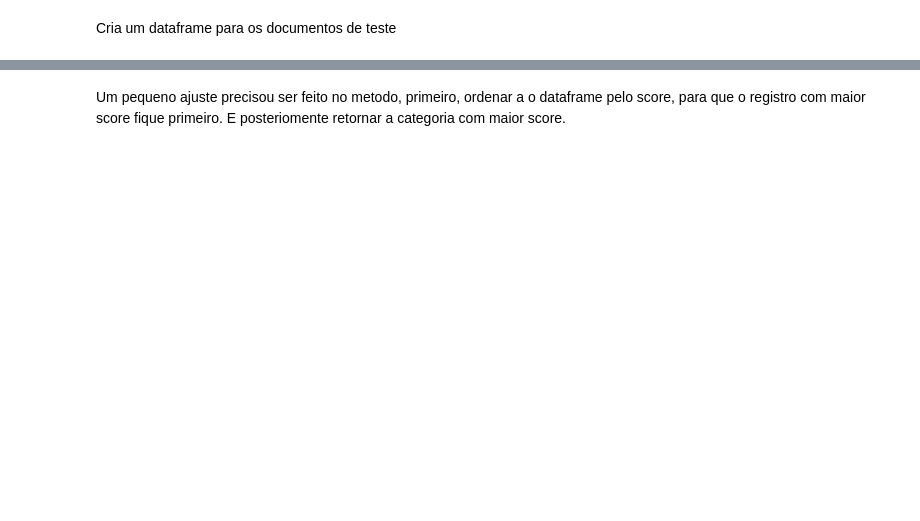
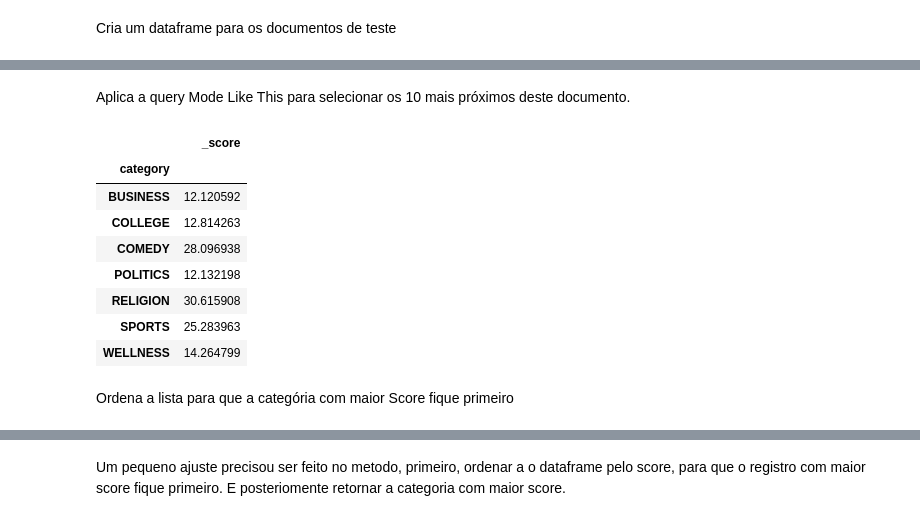
Before and after one commit to eriktavares/projeto-minera-o-de-texto-com-stack-ELK, a Jupyter notebook: Code/Projeto - Mineração de texto com stack ELK [22E2_3].ipynb, the cells around one changed output, grey strips where cells are left out. Cells and saved outputs as stored; diff of their text form; code cells hidden in the pictures; blank space fills up the shorter version.

```diff
--- a/Code/Projeto - Mineração de texto com stack ELK [22E2_3].ipynb
+++ b/Code/Projeto - Mineração de texto com stack ELK [22E2_3].ipynb
@@ -650 +607,33 @@ MEDIA              1
 Name: category, dtype: int64
+# %% [markdown]
+Aplica a query Mode Like This para selecionar os 10 mais próximos deste documento.
+# %%
+QUERY = {
+    'more_like_this': {
+        'fields': ["headline"],
+        'like': [
+            {
+                '_index': INDEX_NAME,
+                '_id': 'rdJ-m4EBE8fvlEs2Vm-w',
+            }
+        ],
+        'min_term_freq': 1,
+        'max_query_terms': 12,
+        'minimum_should_match': -100,
+    }
+}
+resp = client.search(index=INDEX_NAME, query=QUERY, size=10)
+resp_df = pd.DataFrame({'_id': x['_id'], '_score': x['_score'], **x['_source']} for x in resp['hits']['hits'])
+resp_df.groupby('category').sum()
+# %% [output]
+|  | _score |
+| category |  |
+| BUSINESS | 12.120592 |
+| COLLEGE | 12.814263 |
+| COMEDY | 28.096938 |
+| POLITICS | 12.132198 |
+| RELIGION | 30.615908 |
+| SPORTS | 25.283963 |
+| WELLNESS | 14.264799 |
+# %% [markdown]
+Ordena a lista para que a categória com maior Score fique primeiro
```
Also changed, not shown: parts of 86 cells of this notebook, 5 other files.
